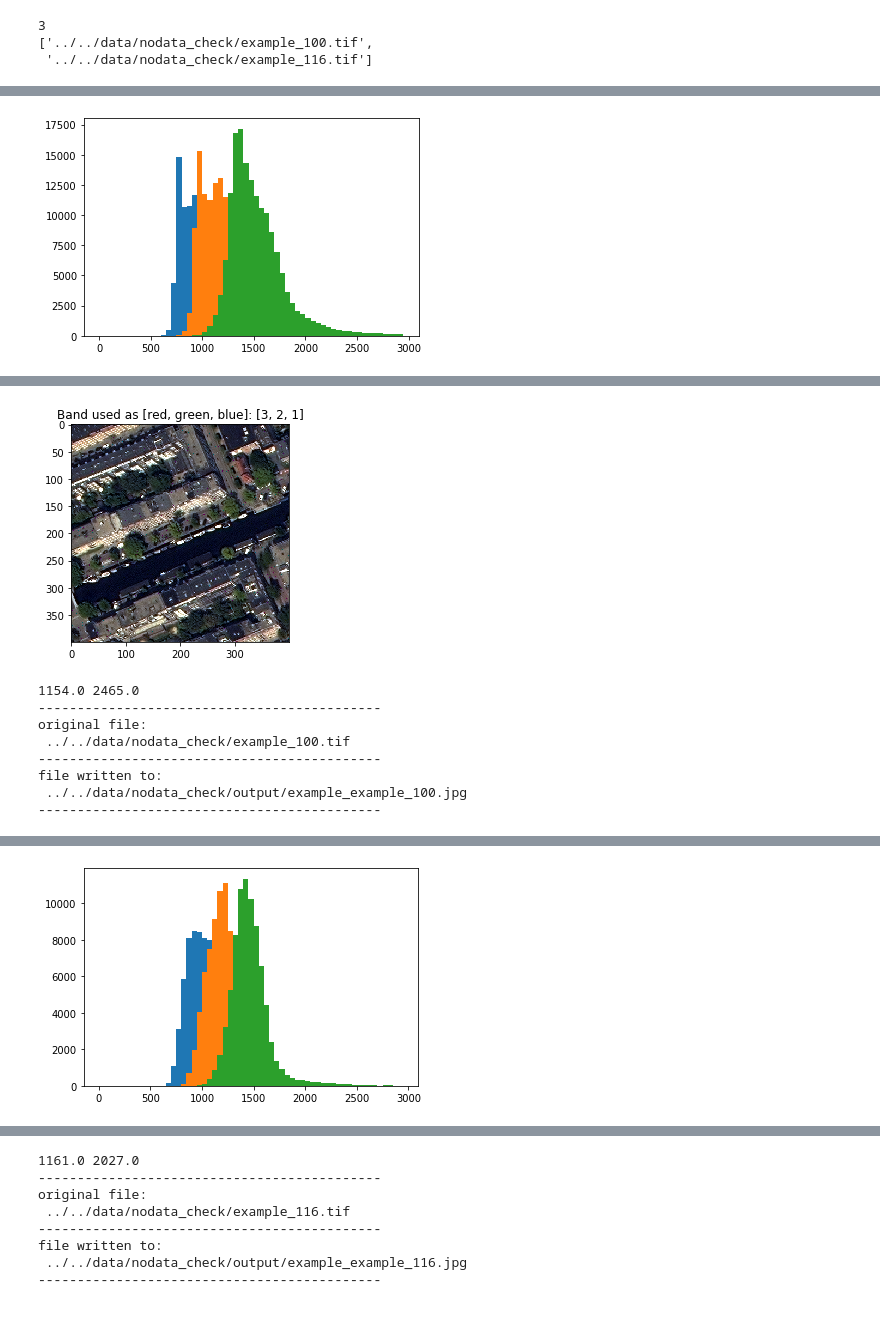
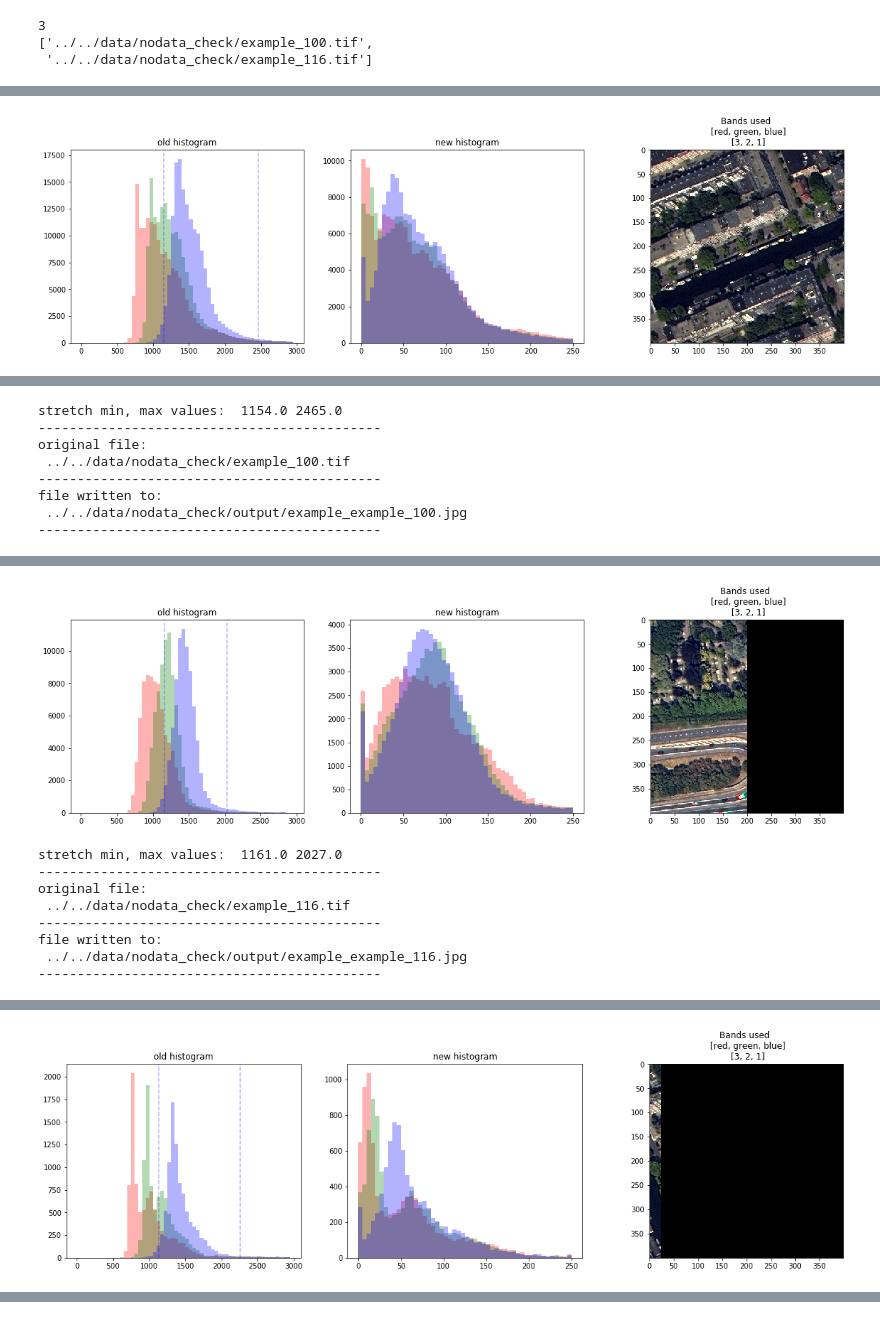
Before and after one commit to krakchris/TreeTect, a Jupyter notebook: notebooks/tif2img.ipynb, the cells around one changed output, grey strips where cells are left out. Saved outputs shown, nothing was run; the diff lists cells and outputs as text; code cells hidden in the pictures.

Commit message:
added extra plots for diagnosing issues

```diff
--- a/notebooks/tif2img.ipynb
+++ b/notebooks/tif2img.ipynb
@@ -44,7 +44,6 @@ pprint(raster_files[0:2])
 # %%
 # loop over all files and write them to output folder
 for raster_file in tqdm(raster_files):
-
 
     dataset = rasterio.open(raster_file)
 
@@ -72,15 +71,7 @@ for raster_file in tqdm(raster_files):
         p_1, p_2 = np.nanpercentile(img_plot[:,:,band], (lower_percentile, upper_percentile))
         img_plot_enhance[:,:,band] = exposure.rescale_intensity(img_plot[:,:,band],
                                                             in_range=(p_1, p_2),
-                                                            out_range = 'uint8')
-
-        if plot_results:
-            plt.hist(img_plot[:,:,band].flatten(), bins = range(0,3000,50))
-
-
-    plt.show()
-
-
+                                                            out_range = (0,255))
 
     # name string
     orig_file_name = raster_file.split('/')[-1].split('.')[0]
@@ -91,14 +82,31 @@ for raster_file in tqdm(raster_files):
     imsave(file_path_jpg, img_plot_enhance.astype('uint8'))
 
 
+
+    ### plotting results if needed
     if plot_results:
-        plt.imshow(img_plot_enhance.astype(int))
-        plt.title('Band used as [red, green, blue]: {}'.format(band_list))
+
+        plt.figure(figsize = (20,5))
+
+        for band in range(3):
+            plt.subplot(131)
+            plt.hist(img_plot[:,:,band].flatten(), bins = range(0,3000,50),
+                     alpha = 0.3 ,color = colors[band])
+            if band == 2:
+                plt.axvline(x = p_1, c = 'blue', alpha = 0.3, linestyle = '--')
+                plt.axvline(x = p_2, c = 'blue', alpha = 0.3, linestyle = '--')
+            plt.title('old histogram')
+            plt.subplot(132)
+            plt.hist(img_plot_enhance[:,:,band].flatten(), bins = range(0,255,5),
+                     alpha = 0.3, color = colors[band])
+            plt.title('new histogram')
+
+        plt.subplot(133)
+        plt.imshow(img_plot_enhance.astype(int), label = 'img')
+        plt.title('Bands used \n [red, green, blue]\n {}'.format(band_list))
         plt.show()
 
-
-
-        print(p_1, p_2)
+        print('stretch min, max values: ' , p_1, p_2)
 
         print('--------------------------------------------')
         print('original file: \n', raster_file)
@@ -109 +118 @@ for raster_file in tqdm(raster_files):
-[figure, old version]
+[figure, new version]
@@ -110,0 +119,8 @@ WARNING:matplotlib.image:Clipping input data to the valid range for imshow with
+stretch min, max values:  1154.0 2465.0
+--------------------------------------------
+original file:
+ ../../data/nodata_check/example_100.tif
+--------------------------------------------
+file written to:
+ ../../data/nodata_check/output/example_example_100.jpg
+--------------------------------------------
@@ -111,9 +128,9 @@ WARNING:matplotlib.image:Clipping input data to the valid range for imshow with
-[figure, old version]
+[figure, new version]
-1154.0 2465.0
---------------------------------------------
-original file:
- ../../data/nodata_check/example_100.tif
---------------------------------------------
-file written to:
- ../../data/nodata_check/output/example_example_100.jpg
---------------------------------------------
+stretch min, max values:  1161.0 2027.0
+--------------------------------------------
+original file:
+ ../../data/nodata_check/example_116.tif
+--------------------------------------------
+file written to:
+ ../../data/nodata_check/output/example_example_116.jpg
+--------------------------------------------
@@ -120 +138 @@ file written to:
-[figure, old version]
+[figure, new version]
@@ -123,8 +138,0 @@ WARNING:matplotlib.image:Clipping input data to the valid range for imshow with
-1161.0 2027.0
---------------------------------------------
-original file:
- ../../data/nodata_check/example_116.tif
---------------------------------------------
-file written to:
- ../../data/nodata_check/output/example_example_116.jpg
---------------------------------------------
```
Also changed, not shown: parts of 1 cell of this notebook.
